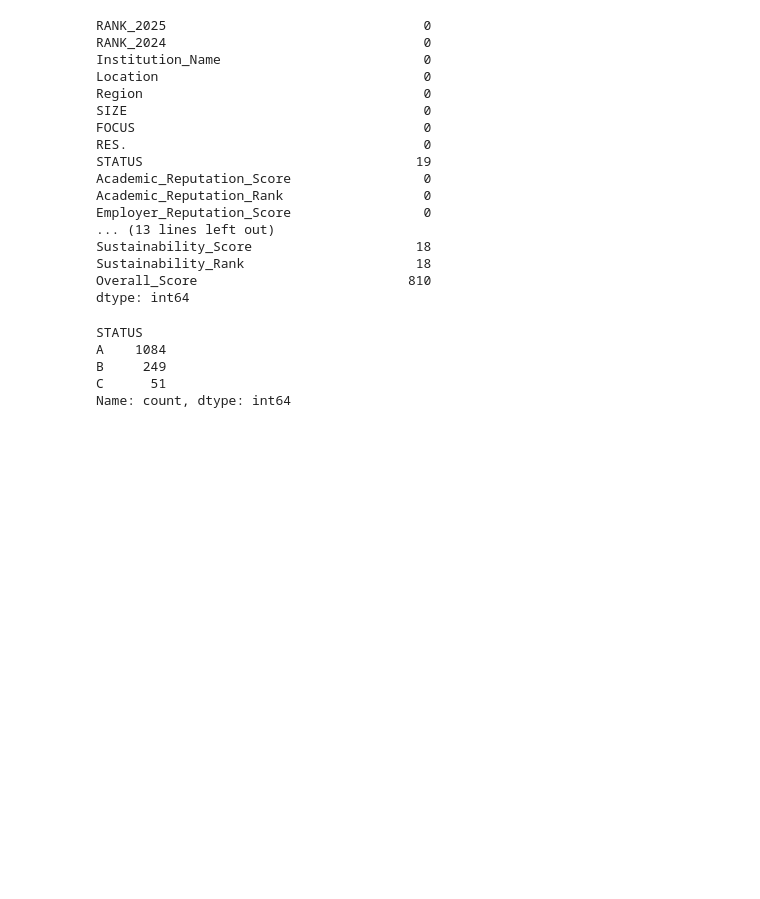
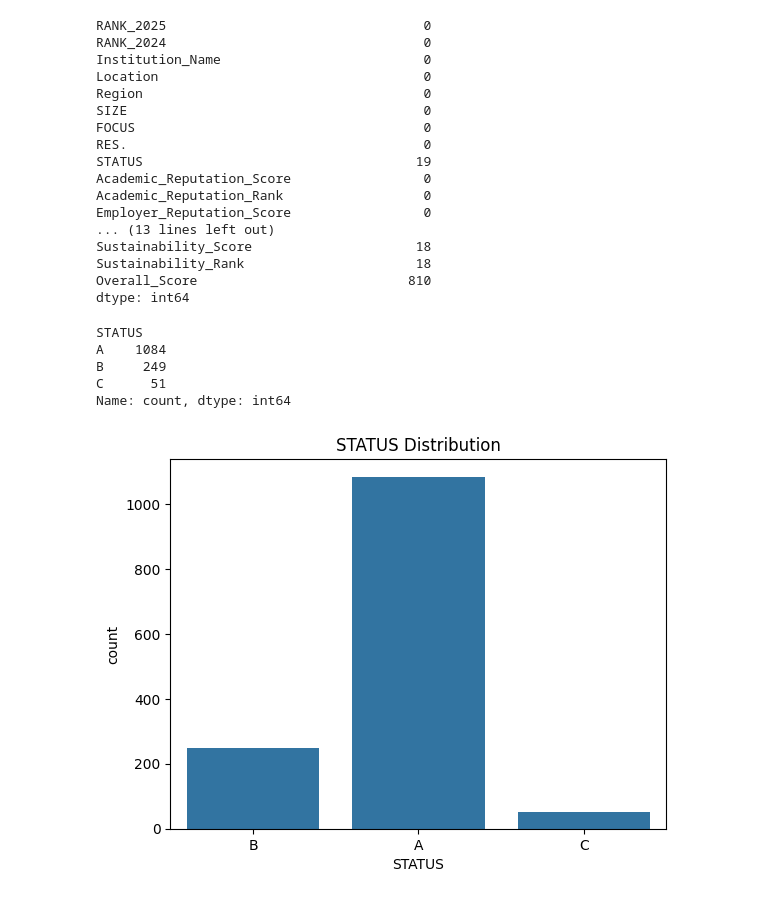
Before and after one commit to Salmanfarsi2561/PYTHON_ML, a Jupyter notebook: EDA/datasets/Analysis/qs_worldranking.ipynb, the cells around one changed output. Drawn from its saved outputs; the diff is of its cells as text; code cells hidden in the pictures; blank space fills up the shorter version.

Commit message:
Add countplot for STATUS distribution in qs_worldranking analysis
- Implemented a countplot using seaborn to visualize the distribution of the 'STATUS' variable in the dataset.
- Added title and display functionality for better presentation of the plot.

```diff
--- a/EDA/datasets/Analysis/qs_worldranking.ipynb
+++ b/EDA/datasets/Analysis/qs_worldranking.ipynb
@@ -367,3 +367,11 @@ A    1084
 B     249
 C      51
 Name: count, dtype: int64
+# %%
+#checking that STATUS IS skewed or not
+
+sns.countplot(data=df, x='STATUS')
+plt.title('STATUS Distribution')
+plt.show()
+# %% [output]
+[figure, added]
```
